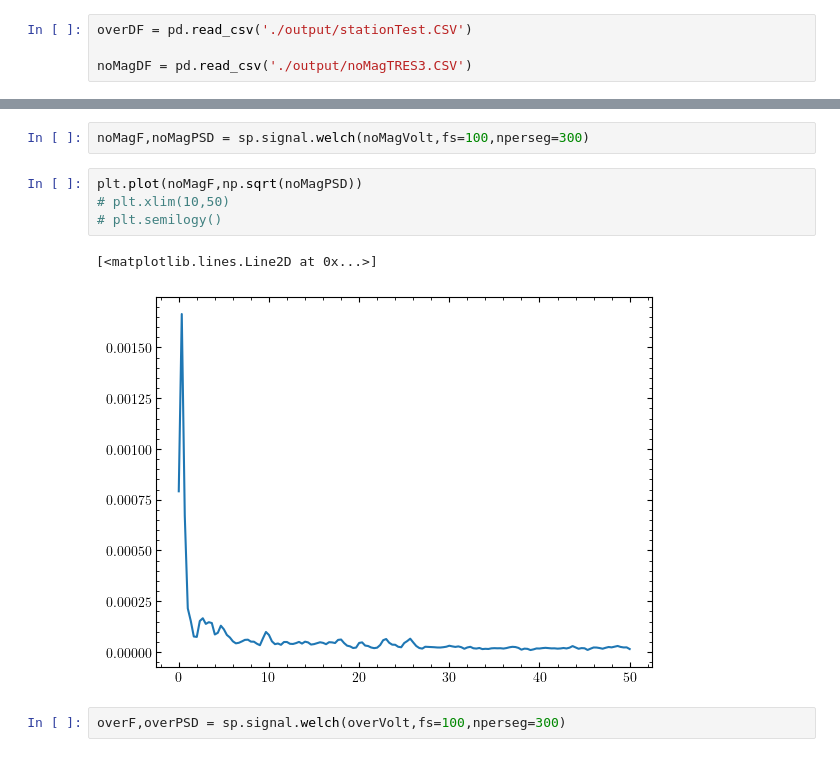
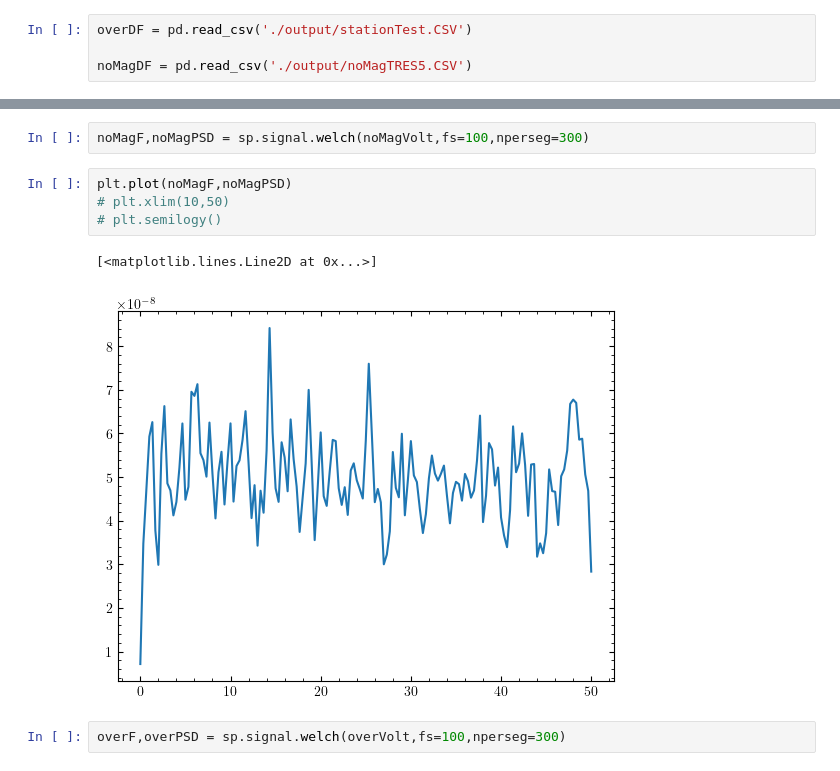
Before and after one commit to Bkorotko03/ALTrainSeismo, a Jupyter notebook: testsAndSuch/platformTestAnalysis.ipynb, the cells around one changed output, grey strips where cells are left out. Saved outputs shown, nothing was run; the diff lists cells and outputs as text.

```diff
--- a/testsAndSuch/platformTestAnalysis.ipynb
+++ b/testsAndSuch/platformTestAnalysis.ipynb
@@ -20,7 +20,7 @@ import os
 # %%
 overDF = pd.read_csv('./output/stationTest.CSV')
 
-noMagDF = pd.read_csv('./output/noMagTRES3.CSV')
+noMagDF = pd.read_csv('./output/noMagTRES5.CSV')
 # %%
 noMagDF
 # %% [output]
@@ -75,12 +76,12 @@ plt.plot(noMagSecs,noMagVolt)
 # %%
 noMagF,noMagPSD = sp.signal.welch(noMagVolt,fs=100,nperseg=300)
 # %%
-plt.plot(noMagF,np.sqrt(noMagPSD))
+plt.plot(noMagF,noMagPSD)
 # plt.xlim(10,50)
 # plt.semilogy()
 # %% [output]
 [<matplotlib.lines.Line2D at 0x...>]
-[figure, old version]
+[figure, new version]
 # %%
 overF,overPSD = sp.signal.welch(overVolt,fs=100,nperseg=300)
 # %%
```
Also changed, not shown: parts of 3 cells of this notebook, 12 other files.
